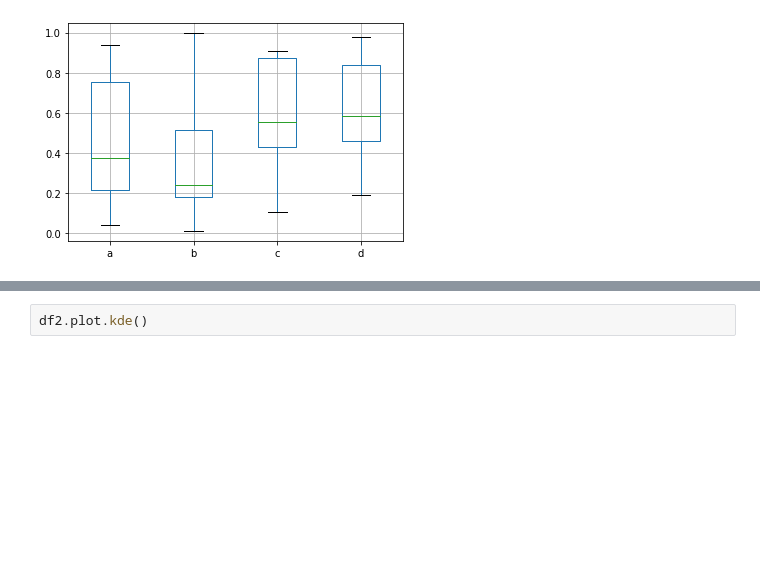
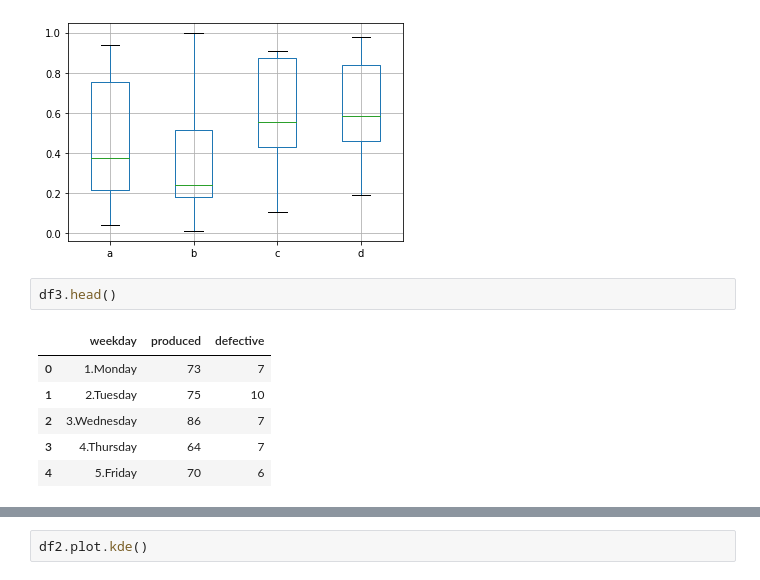
Before and after one commit to fauk74/Data-Visualization-and-Utility, a Jupyter notebook: Matplotlib_Visualization_Scatter_Plots_Alpha_4D_Boxplots_KDE.ipynb, the cells around one changed output, grey strips where cells are left out. Saved outputs shown, nothing was run; the diff lists cells and outputs as text; blank space fills up the shorter version.

```diff
--- a/Matplotlib_Visualization_Scatter_Plots_Alpha_4D_Boxplots_KDE.ipynb
+++ b/Matplotlib_Visualization_Scatter_Plots_Alpha_4D_Boxplots_KDE.ipynb
@@ -81,3 +103,12 @@ df2.boxplot()
 # %% [output]
 <matplotlib.axes._subplots.AxesSubplot at 0x...>
 [figure]
+# %%
+df3.head()
+# %% [output]
+|  | weekday | produced | defective |
+| 0 | 1.Monday | 73 | 7 |
+| 1 | 2.Tuesday | 75 | 10 |
+| 2 | 3.Wednesday | 86 | 7 |
+| 3 | 4.Thursday | 64 | 7 |
+| 4 | 5.Friday | 70 | 6 |
```
Also changed, not shown: parts of 13 cells of this notebook.
